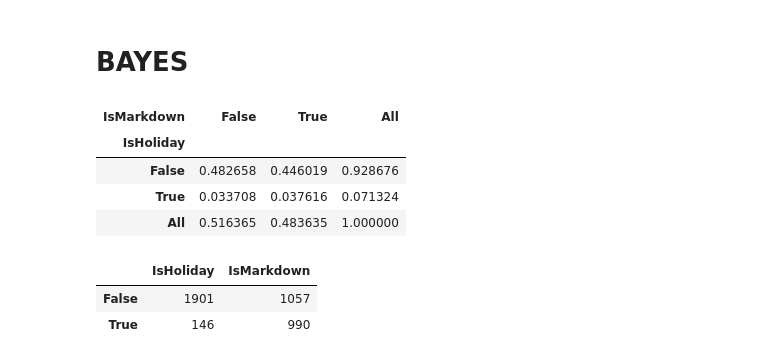
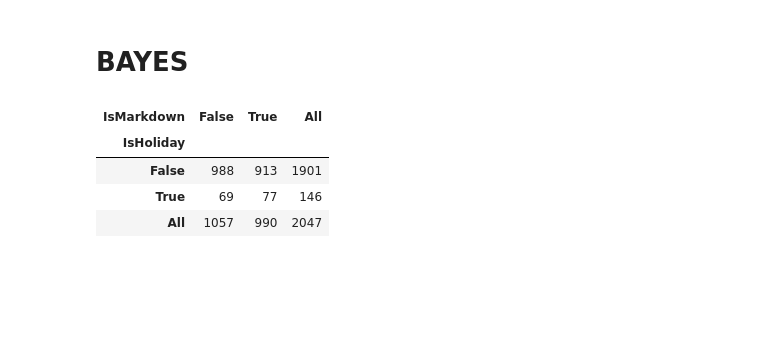
Before and after one commit to dbourdin/diplodatos-mentorias, a Jupyter notebook: analisis-y-visualizacion/retail_data_analytics.ipynb, the cells around one changed output. Cells and saved outputs as stored; diff of their text form; code cells hidden in the pictures; blank space fills up the shorter version.

```diff
--- a/analisis-y-visualizacion/retail_data_analytics.ipynb
+++ b/analisis-y-visualizacion/retail_data_analytics.ipynb
@@ -723,17 +735,11 @@ muestra3= prueba5[4094:6141]
 muestra4= prueba5[6141:]
 # %%
 #Estas crosstab hago 4 una por cada muestra con la funcion abajo
-pd.crosstab(index=muestra1['IsHoliday'], columns=muestra1['IsMarkdown'],margins = True,normalize = True)
+# pd.crosstab(index=muestra1['IsHoliday'], columns=muestra1['IsMarkdown'],margins = True,normalize = True)
+pd.crosstab(index=muestra1['IsHoliday'], columns=muestra1['IsMarkdown'],margins = True)
 # %% [output]
 | IsMarkdown | False | True | All |
 | IsHoliday |  |  |  |
-| False | 0.482658 | 0.446019 | 0.928676 |
-| True | 0.033708 | 0.037616 | 0.071324 |
-| All | 0.516365 | 0.483635 | 1.000000 |
+| False | 988 | 913 | 1901 |
+| True | 69 | 77 | 146 |
+| All | 1057 | 990 | 2047 |
-# %%
-#Estas tablitas de count hago 4 una por cada muestra con la funcion abajo
-pd.concat([muestra1.IsHoliday.value_counts(),muestra1.IsMarkdown.value_counts()],axis=1)
-# %% [output]
-|  | IsHoliday | IsMarkdown |
-| False | 1901 | 1057 |
-| True | 146 | 990 |
```
Also changed, not shown: parts of 15 cells of this notebook.
